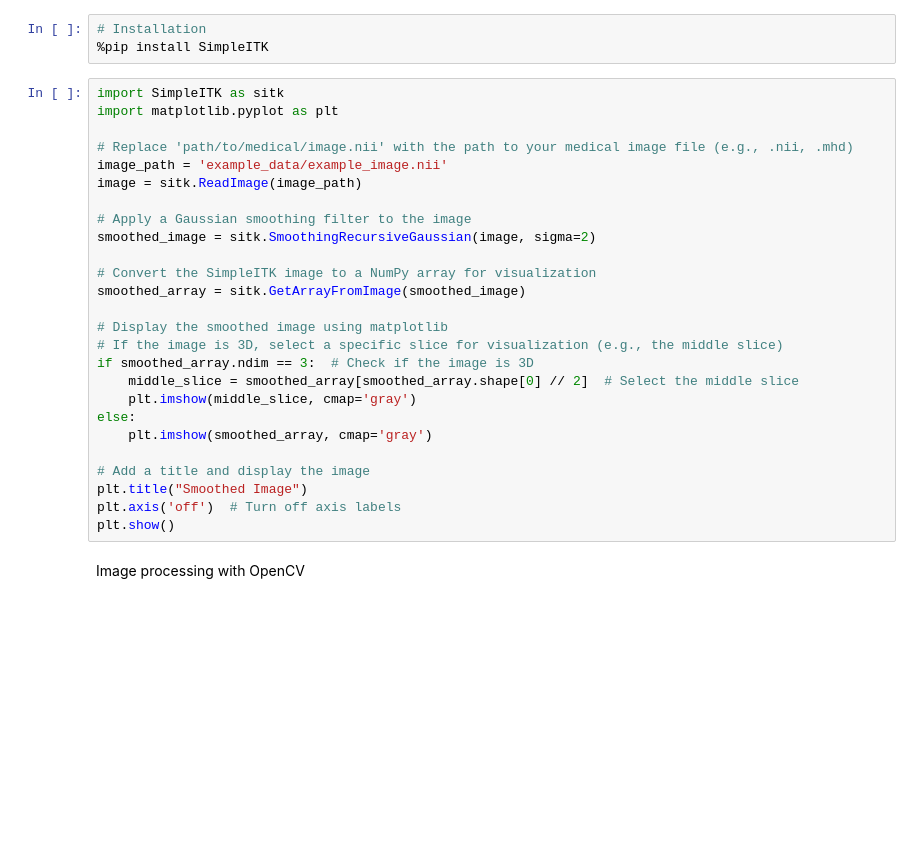
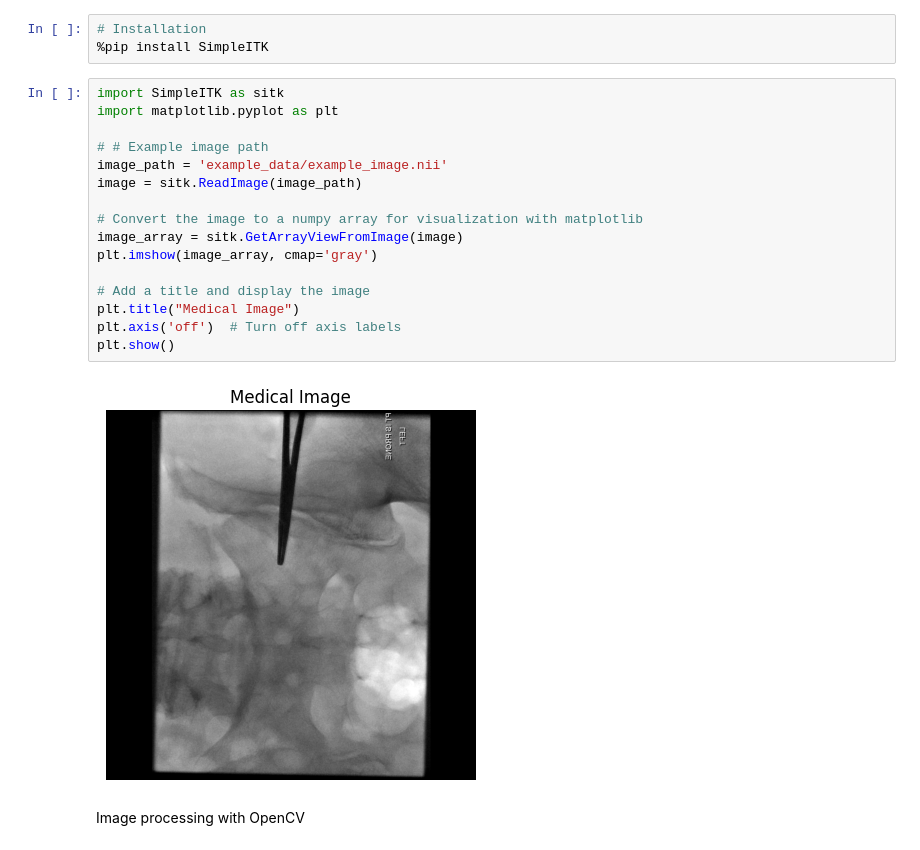
Before and after one commit to kazilab/BioPy, a Jupyter notebook: Chapter_3/Section_3_4_4.ipynb, the cells around one changed output. Drawn from its saved outputs; the diff is of its cells as text; blank space fills up the shorter version.

```diff
--- a/Chapter_3/Section_3_4_4.ipynb
+++ b/Chapter_3/Section_3_4_4.ipynb
@@ -55,29 +63,21 @@ Medical image processing with SimpleITK
 # %%
 import SimpleITK as sitk
 import matplotlib.pyplot as plt
 
-# Replace 'path/to/medical/image.nii' with the path to your medical image file (e.g., .nii, .mhd)
+# # Example image path
 image_path = 'example_data/example_image.nii'
 image = sitk.ReadImage(image_path)
 
-# Apply a Gaussian smoothing filter to the image
-smoothed_image = sitk.SmoothingRecursiveGaussian(image, sigma=2)
-
-# Convert the SimpleITK image to a NumPy array for visualization
-smoothed_array = sitk.GetArrayFromImage(smoothed_image)
-
-# Display the smoothed image using matplotlib
-# If the image is 3D, select a specific slice for visualization (e.g., the middle slice)
-if smoothed_array.ndim == 3:  # Check if the image is 3D
-    middle_slice = smoothed_array[smoothed_array.shape[0] // 2]  # Select the middle slice
-    plt.imshow(middle_slice, cmap='gray')
-else:
-    plt.imshow(smoothed_array, cmap='gray')
+# Convert the image to a numpy array for visualization with matplotlib
+image_array = sitk.GetArrayViewFromImage(image)
+plt.imshow(image_array, cmap='gray')
 
 # Add a title and display the image
-plt.title("Smoothed Image")
+plt.title("Medical Image")
 plt.axis('off')  # Turn off axis labels
 plt.show()
+# %% [output]
+[figure, added]
 # %% [markdown]
 Image processing with OpenCV
 # %%
```
Also changed, not shown: parts of 4 cells of this notebook, 6 other files.
